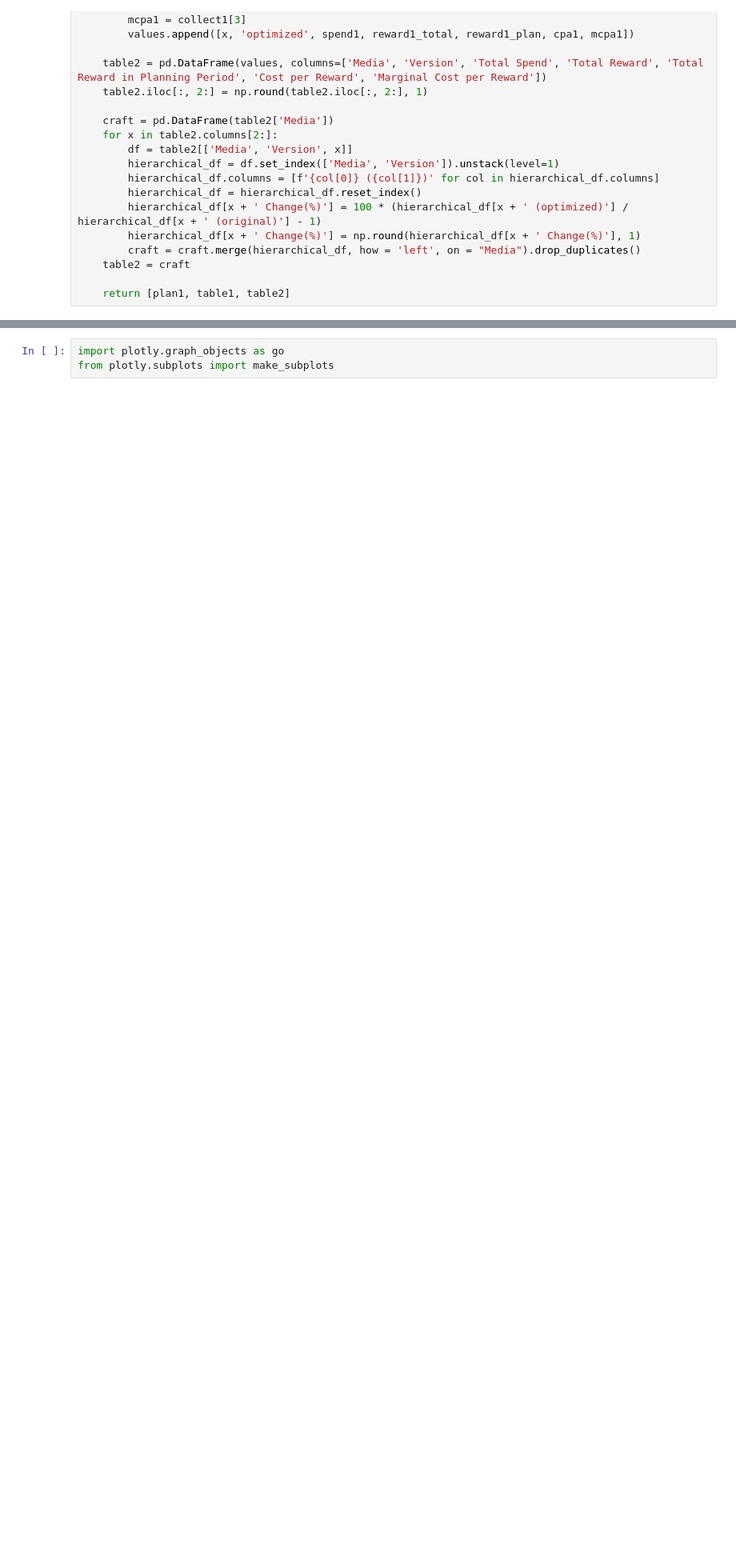
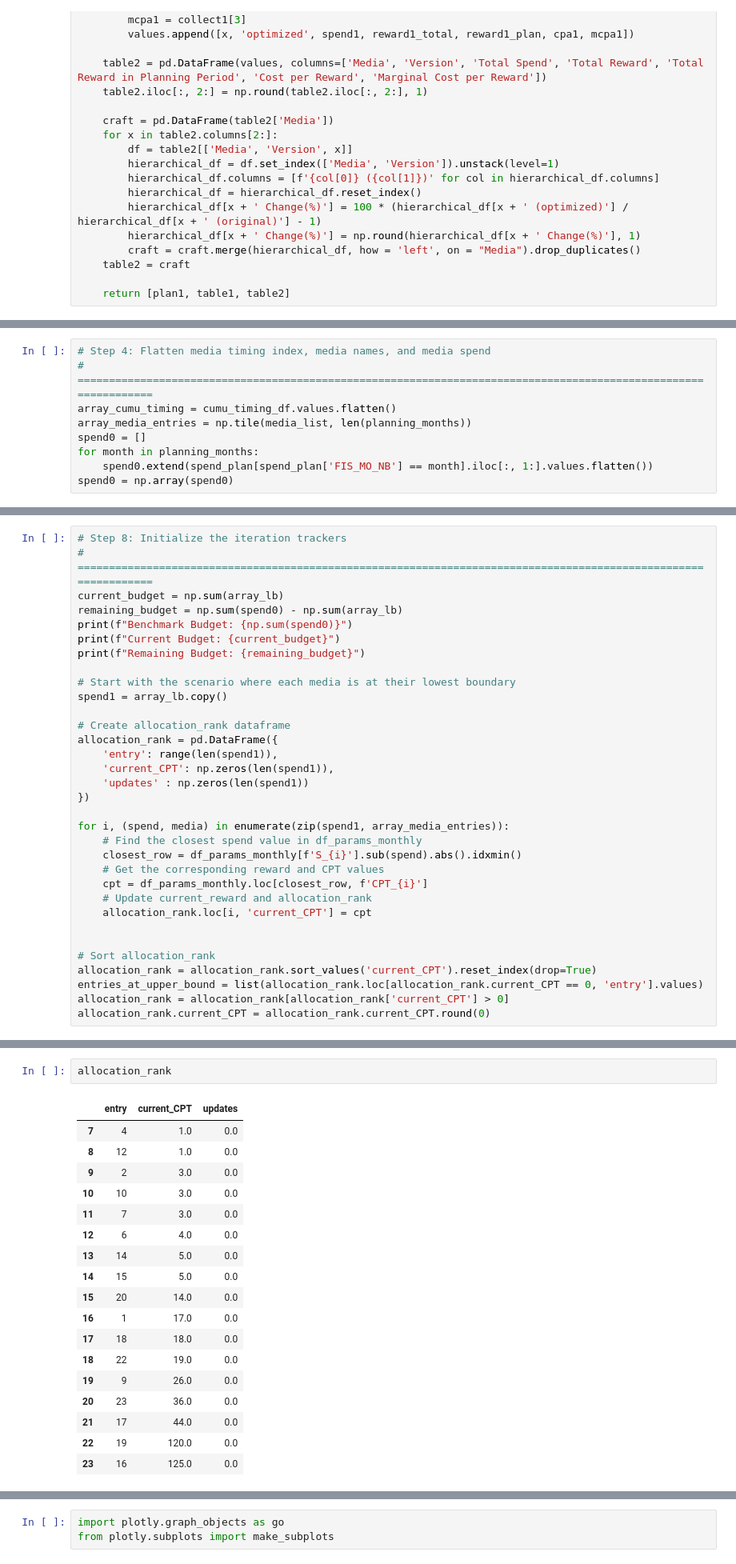
Before and after one commit to DONGZ027/craft001_SOUL, a Jupyter notebook: lab.ipynb, the cells around one changed output, grey strips where cells are left out. Shown: that part at 80% size. Cells and saved outputs as stored; diff of their text form; blank space fills up the shorter version.

Commit message:
monthly increment logic back to normal

```diff
--- a/lab.ipynb
+++ b/lab.ipynb
@@ -704,0 +765,9 @@ def optimization_summary(plan0, plan1, planning_year, planning_months, rewards,
+# %%
+# Step 4: Flatten media timing index, media names, and media spend
+# ================================================================================================================
+array_cumu_timing = cumu_timing_df.values.flatten()
+array_media_entries = np.tile(media_list, len(planning_months))
+spend0 = []
+for month in planning_months:
+    spend0.extend(spend_plan[spend_plan['FIS_MO_NB'] == month].iloc[:, 1:].values.flatten())
+spend0 = np.array(spend0)
@@ -704,0 +875,33 @@ def optimization_summary(plan0, plan1, planning_year, planning_months, rewards,
+# %%
+# Step 8: Initialize the iteration trackers
+# ================================================================================================================
+current_budget = np.sum(array_lb)
+remaining_budget = np.sum(spend0) - np.sum(array_lb)
+print(f"Benchmark Budget: {np.sum(spend0)}")
+print(f"Current Budget: {current_budget}")
+print(f"Remaining Budget: {remaining_budget}")
+
+# Start with the scenario where each media is at their lowest boundary
+spend1 = array_lb.copy()
+
+# Create allocation_rank dataframe
+allocation_rank = pd.DataFrame({
+    'entry': range(len(spend1)),
+    'current_CPT': np.zeros(len(spend1)),
+    'updates' : np.zeros(len(spend1))
+})
+
+for i, (spend, media) in enumerate(zip(spend1, array_media_entries)):
+    # Find the closest spend value in df_params_monthly
+    closest_row = df_params_monthly[f'S_{i}'].sub(spend).abs().idxmin()
+    # Get the corresponding reward and CPT values
+    cpt = df_params_monthly.loc[closest_row, f'CPT_{i}']
+    # Update current_reward and allocation_rank
+    allocation_rank.loc[i, 'current_CPT'] = cpt
+
+
+# Sort allocation_rank
+allocation_rank = allocation_rank.sort_values('current_CPT').reset_index(drop=True)
+entries_at_upper_bound = list(allocation_rank.loc[allocation_rank.current_CPT == 0, 'entry'].values)
+allocation_rank = allocation_rank[allocation_rank['current_CPT'] > 0]
+allocation_rank.current_CPT = allocation_rank.current_CPT.round(0)
@@ -704,0 +912,21 @@ def optimization_summary(plan0, plan1, planning_year, planning_months, rewards,
+# %%
+allocation_rank
+# %% [output]
+|  | entry | current_CPT | updates |
+| 7 | 4 | 1.0 | 0.0 |
+| 8 | 12 | 1.0 | 0.0 |
+| 9 | 2 | 3.0 | 0.0 |
+| 10 | 10 | 3.0 | 0.0 |
+| 11 | 7 | 3.0 | 0.0 |
+| 12 | 6 | 4.0 | 0.0 |
+| 13 | 14 | 5.0 | 0.0 |
+| 14 | 15 | 5.0 | 0.0 |
+| 15 | 20 | 14.0 | 0.0 |
+| 16 | 1 | 17.0 | 0.0 |
+| 17 | 18 | 18.0 | 0.0 |
+| 18 | 22 | 19.0 | 0.0 |
+| 19 | 9 | 26.0 | 0.0 |
+| 20 | 23 | 36.0 | 0.0 |
+| 21 | 17 | 44.0 | 0.0 |
+| 22 | 19 | 120.0 | 0.0 |
+| 23 | 16 | 125.0 | 0.0 |
```
Also changed, not shown: parts of 33 cells of this notebook, 7 other files.
